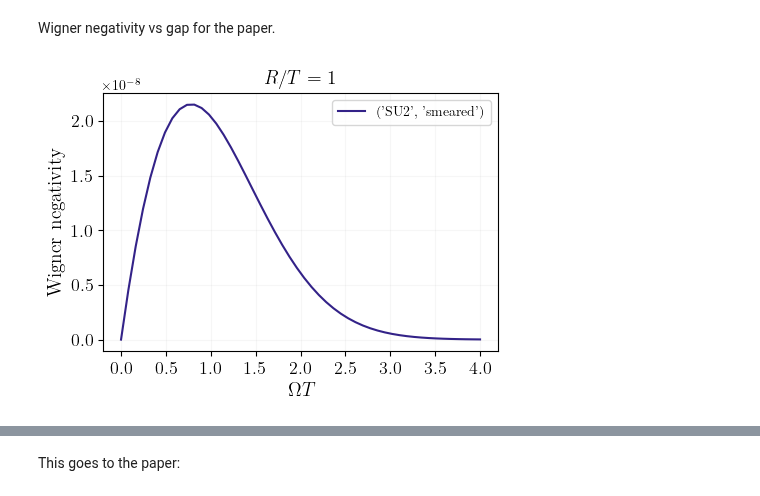
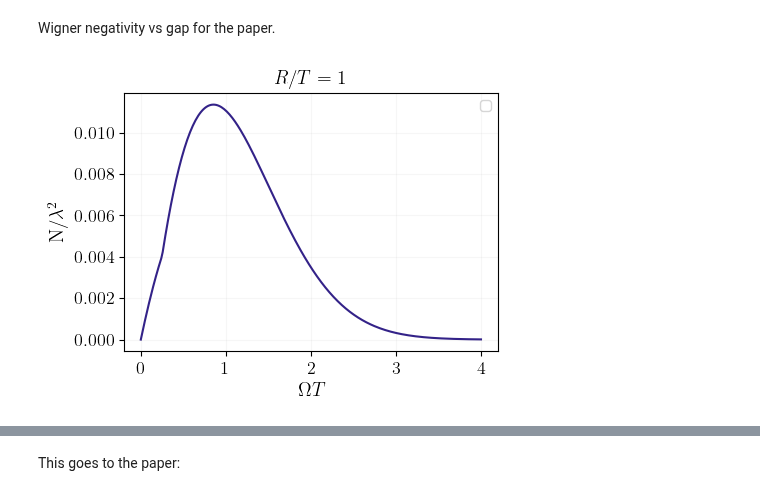
Before and after one commit to Sanchit-Srivastava/contextuality_from_the_vacuum, a Jupyter notebook: notebooks/paper_plots.ipynb, the cells around one changed output, grey strips where cells are left out. Saved outputs shown, nothing was run; the diff lists cells and outputs as text; code cells hidden in the pictures.

```diff
--- a/notebooks/paper_plots.ipynb
+++ b/notebooks/paper_plots.ipynb
@@ -565,12 +565,12 @@ group_types = [
 plt.figure(figsize=(4.8,3.6))
 
 # Sweep gaps
-gaps = np.linspace(0.0, 4, 50)  # avoid zero to keep numerics well-behaved
+gaps = np.linspace(0.0, 4, 250)  # avoid zero to keep numerics well-behaved
 # deez = [0.1, 0.5, 1, 5]
 linestyles = [ "--", "-.", ":", (0, (3, 1, 1, 1))]  # Add more if needed
 # for idx, d in enumerate(deez):
 
-linestyle = linestyles[idx % len(linestyles)]
+# linestyle = linestyles[idx % len(linestyles)]
 
 for group, detector_type in group_types:
     wn_vals = []  # max violation per gap
@@ -589,42 +589,43 @@ for group, detector_type in group_types:
         )
         if is_valid_state(rho):
             rho_1 = reduce_state(rho)  # reduce to first qutrit
-            max_violation, violating_points = wigner_inequalities(rho_1)
+            # max_violation, violating_points = wigner_inequalities(rho_1)
+            max_violation, violating_points, violation_sum = wigner_inequalities(rho_1, include_sum=True)
             # value = np.log(max_violation/3 + (1 + rho[0, 0])/2)
-            wn_vals.append(max_violation)
+            wn_vals.append(violation_sum * (1/3)* (1/lam**2))
             violated_points_list.append(violating_points)
             # if max_violation > 0:
                 # print(f"[{group}, {detector_type}] gap={gap:.3g}: violated points = {violating_points}")
         else:
             print("Invalid state detected at gap =", gap)
             validate_and_print(rho)
             break
 
     wn_vals = np.array(wn_vals)
-    label = f"d={d}"
-    plt.plot(gaps[:len(wn_vals)], wn_vals, lw=1.5, label=labels, color = colors[1])
+    # label = f"d={d}"
+    plt.plot(gaps[:len(wn_vals)], wn_vals, lw=1.5, color = colors[1])
 
 
 # plt.xlabel(r"{$\Omega T$",fontsize=14)
 # plt.ylabel(r"{Max Wigner inequality violation}",fontsize=14)
 # # plt.title(rf"(a) $d/\sigma={separation}$, $R/\sigma={smearing}$, $\lambda={lam}$",fontsize=14)
 # plt.title(rf"$R/T={smearing}$",fontsize=14)
 # plt.xticks(fontsize=13)
 # plt.yticks(fontsize=13)
 # plt.grid(True, alpha=0.3)
 # plt.legend(title="Detector group and type")
 # plt.tight_layout()
 # # plt.savefig("wigner_negativity_vs_gap_different_models.pdf")
 # plt.show()
 plt.xlabel(r"$\Omega T$",fontsize=14)
-plt.ylabel(r"Wigner negativity",fontsize=14)
+plt.ylabel(r"N/$\lambda^2$",fontsize=14)
 plt.title(rf"$R/T={smearing}$",fontsize=14)
 plt.xticks(fontsize=13)
 plt.yticks(fontsize=13)
 plt.grid(True, alpha=0.1)
 plt.legend()
 plt.tight_layout()
-plt.savefig("magic_vs_gap_small_detectors.pdf")
+plt.savefig("magic_vs_gap_big_detectors.pdf")
 plt.show()
 # %% [output]
-[figure, old version]
+[figure, new version]
```
Also changed, not shown: parts of 2 cells of this notebook, 2 other files.
